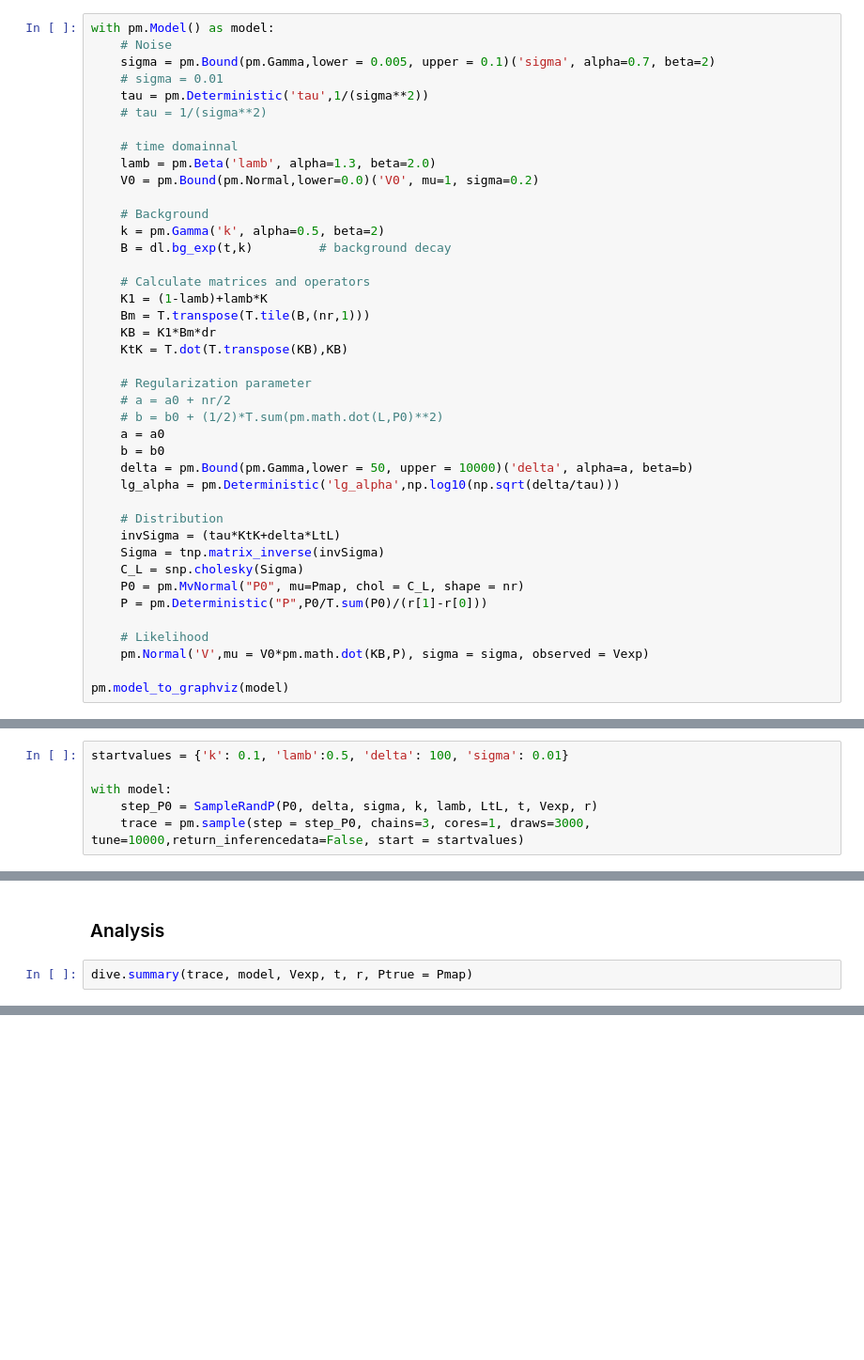
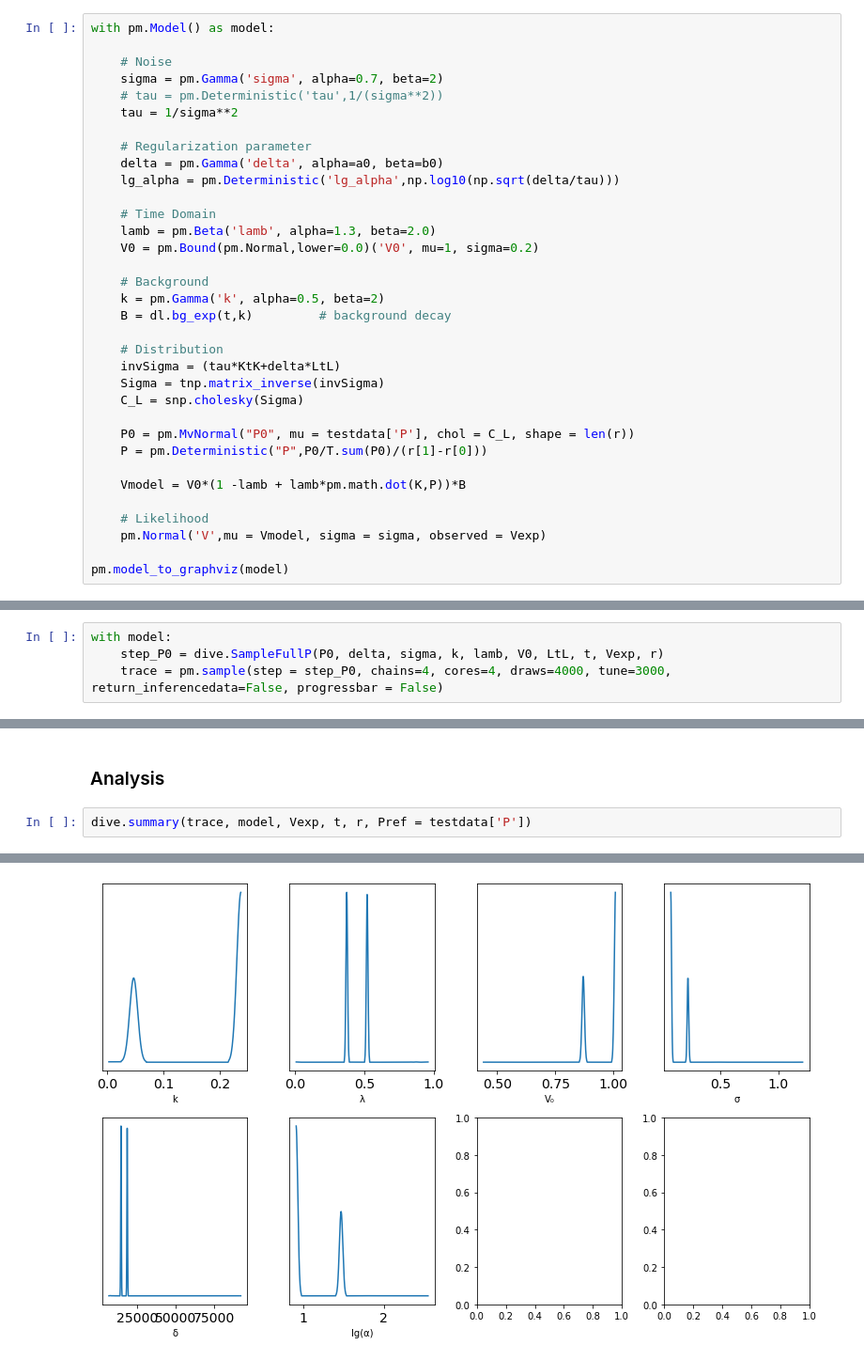
Before and after one commit to StollLab/dive-scripts, a Jupyter notebook: randP/randP_full_model.ipynb, the cells around one changed output, grey strips where cells are left out. Shown at 94% size. Cells and saved outputs as stored; diff of their text form; blank space fills up the shorter version.

```diff
--- a/randP/randP_full_model.ipynb
+++ b/randP/randP_full_model.ipynb
@@ -174,12 +74,16 @@ Pmap = Ptrue
 # %%
 with pm.Model() as model:
+
     # Noise
-    sigma = pm.Bound(pm.Gamma,lower = 0.005, upper = 0.1)('sigma', alpha=0.7, beta=2)
-    # sigma = 0.01
-    tau = pm.Deterministic('tau',1/(sigma**2))
-    # tau = 1/(sigma**2)
+    sigma = pm.Gamma('sigma', alpha=0.7, beta=2)
+    # tau = pm.Deterministic('tau',1/(sigma**2))
+    tau = 1/sigma**2
 
-    # time domainnal
+    # Regularization parameter
+    delta = pm.Gamma('delta', alpha=a0, beta=b0)
+    lg_alpha = pm.Deterministic('lg_alpha',np.log10(np.sqrt(delta/tau)))
+
+    # Time Domain
     lamb = pm.Beta('lamb', alpha=1.3, beta=2.0)
     V0 = pm.Bound(pm.Normal,lower=0.0)('V0', mu=1, sigma=0.2)
 
@@ -187,29 +91,18 @@ with pm.Model() as model:
     k = pm.Gamma('k', alpha=0.5, beta=2)
     B = dl.bg_exp(t,k)         # background decay
 
-    # Calculate matrices and operators
-    K1 = (1-lamb)+lamb*K
-    Bm = T.transpose(T.tile(B,(nr,1)))
-    KB = K1*Bm*dr
-    KtK = T.dot(T.transpose(KB),KB)
-
-    # Regularization parameter
-    # a = a0 + nr/2
-    # b = b0 + (1/2)*T.sum(pm.math.dot(L,P0)**2)
-    a = a0
-    b = b0
-    delta = pm.Bound(pm.Gamma,lower = 50, upper = 10000)('delta', alpha=a, beta=b)
-    lg_alpha = pm.Deterministic('lg_alpha',np.log10(np.sqrt(delta/tau)))
-
     # Distribution
     invSigma = (tau*KtK+delta*LtL)
     Sigma = tnp.matrix_inverse(invSigma)
     C_L = snp.cholesky(Sigma)
-    P0 = pm.MvNormal("P0", mu=Pmap, chol = C_L, shape = nr)
+
+    P0 = pm.MvNormal("P0", mu = testdata['P'], chol = C_L, shape = len(r))
     P = pm.Deterministic("P",P0/T.sum(P0)/(r[1]-r[0]))
 
+    Vmodel = V0*(1 -lamb + lamb*pm.math.dot(K,P))*B
+
     # Likelihood
-    pm.Normal('V',mu = V0*pm.math.dot(KB,P), sigma = sigma, observed = Vexp)
+    pm.Normal('V',mu = Vmodel, sigma = sigma, observed = Vexp)
 
 pm.model_to_graphviz(model)
 # %% [output]
@@ -265,9 +110,7 @@ class SampleRandP(BlockedStep):
 # %% [markdown]
 ### Run sampler
 # %%
-startvalues = {'k': 0.1, 'lamb':0.5, 'delta': 100, 'sigma': 0.01}
-
 with model:
-    step_P0 = SampleRandP(P0, delta, sigma, k, lamb, LtL, t, Vexp, r)
-    trace = pm.sample(step = step_P0, chains=3, cores=1, draws=3000, tune=10000,return_inferencedata=False, start = startvalues)
+    step_P0 = dive.SampleFullP(P0, delta, sigma, k, lamb, V0, LtL, t, Vexp, r)
+    trace = pm.sample(step = step_P0, chains=4, cores=4, draws=4000, tune=3000, return_inferencedata=False, progressbar = False)
 # %% [output]
@@ -290,5 +133,5 @@ CompoundStep
 # %% [markdown]
 ### Analysis
 # %%
-dive.summary(trace, model, Vexp, t, r, Ptrue = Pmap)
+dive.summary(trace, model, Vexp, t, r, Pref = testdata['P'])
 # %% [output]
@@ -295,0 +145 @@ NameError: name 'trace' is not defined
+[figure, added]
```
Also changed, not shown: parts of 17 cells of this notebook, 3 other files.
